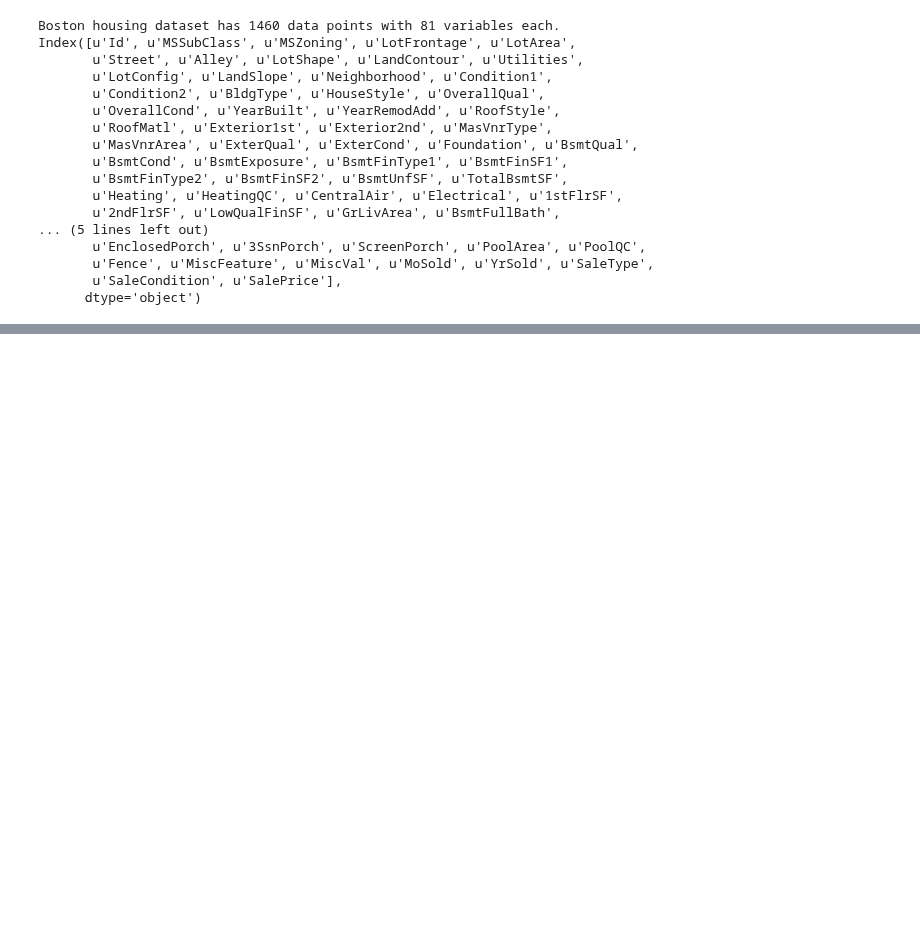
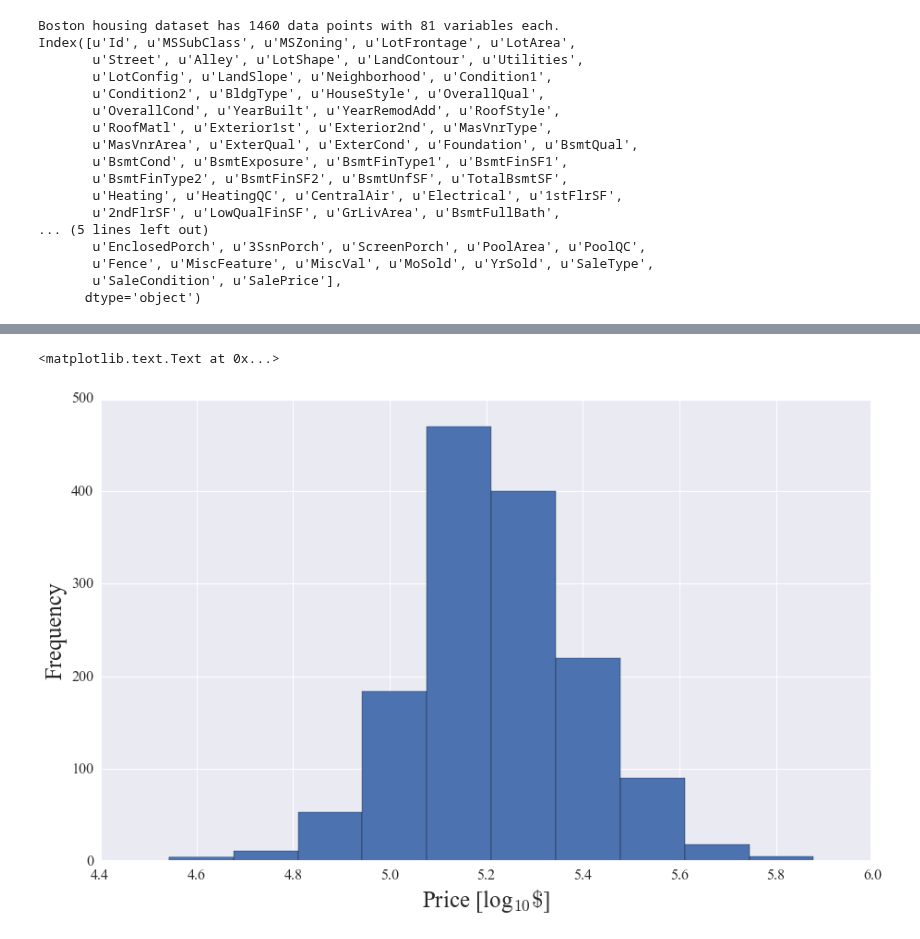
Before and after one commit to gmsardane/Predicting-Ames-Housing-Prices, a Jupyter notebook: Exploring and Predicting Ames Housing Prices.ipynb, the cells around one changed output, grey strips where cells are left out. Cells and saved outputs as stored; diff of their text form; code cells hidden in the pictures; blank space fills up the shorter version.

Commit message:
Feats: Added a histogram and box plot chart of sales price to aid in exploration. Also removed outliers in the sale price as defined by Turkey's method.

```diff
--- a/Exploring and Predicting Ames Housing Prices.ipynb
+++ b/Exploring and Predicting Ames Housing Prices.ipynb
@@ -16,19 +16,44 @@ variables (**23 nominal, 23 ordinal, 14 discrete, and 20 continuous**). Dean De
 import numpy as np
 import pandas as pd
 import seaborn as sns
+sns.set_style("whitegrid")
+sns.set(font_scale=2.)
+
 
 # Pretty display for notebooks
+import matplotlib
 import matplotlib.pyplot as plt
 %matplotlib inline
+import matplotlib.gridspec as grd
+import matplotlib.ticker as tkr
+import matplotlib.font_manager as font_manager
+
+from matplotlib.ticker import AutoMinorLocator
+from matplotlib.ticker import FuncFormatter
+from matplotlib import rcParams
+
+#define plotter
+minorLocatorx   = AutoMinorLocator(10)
+minorLocatory   = AutoMinorLocator(4)
+matplotlib.rc('xtick', labelsize=16)
+matplotlib.rc('ytick', labelsize=16)
+matplotlib.rcParams['axes.linewidth'] = 2.
+plt.rcParams['axes.linewidth'] = 4
+plt.rc('font', family='serif')
+plt.rc('font', serif='Times New Roman')
+fig_size = plt.rcParams["figure.figsize"]
+fig_size[0] = 15
+fig_size[1] = 9
+plt.rcParams["figure.figsize"] = fig_size
 
 # Load the Ames housing dataset. This will have to be split for evaluation!
 data = pd.read_csv('train.csv')
 
 # If submitting to Kaggle, load the data required to test predictions.
-data_test = pd.read_csv('test.csv')
+#data_test = pd.read_csv('test.csv')
 
 # Success
-print "Boston housing dataset has {} data points with {} variables each.".format(*data_train.shape)
+print "Boston housing dataset has {} data points with {} variables each.".format(*data.shape)
 print data.keys()
 # %% [output]
 Boston housing dataset has 1460 data points with 81 variables each.
@@ -64,0 +109,9 @@ data.head()
+# %%
+## Let us visualize these results.
+log_price = np.log10(data.SalePrice)
+plt.hist(log_price)
+plt.xlabel('Price '+ r'[log$_{10} \$$]', fontsize = 25)
+plt.ylabel('Frequency', fontsize = 25)
+# %% [output]
+<matplotlib.text.Text at 0x...>
+[figure, added]
```
Also changed, not shown: parts of 9 cells of this notebook.
